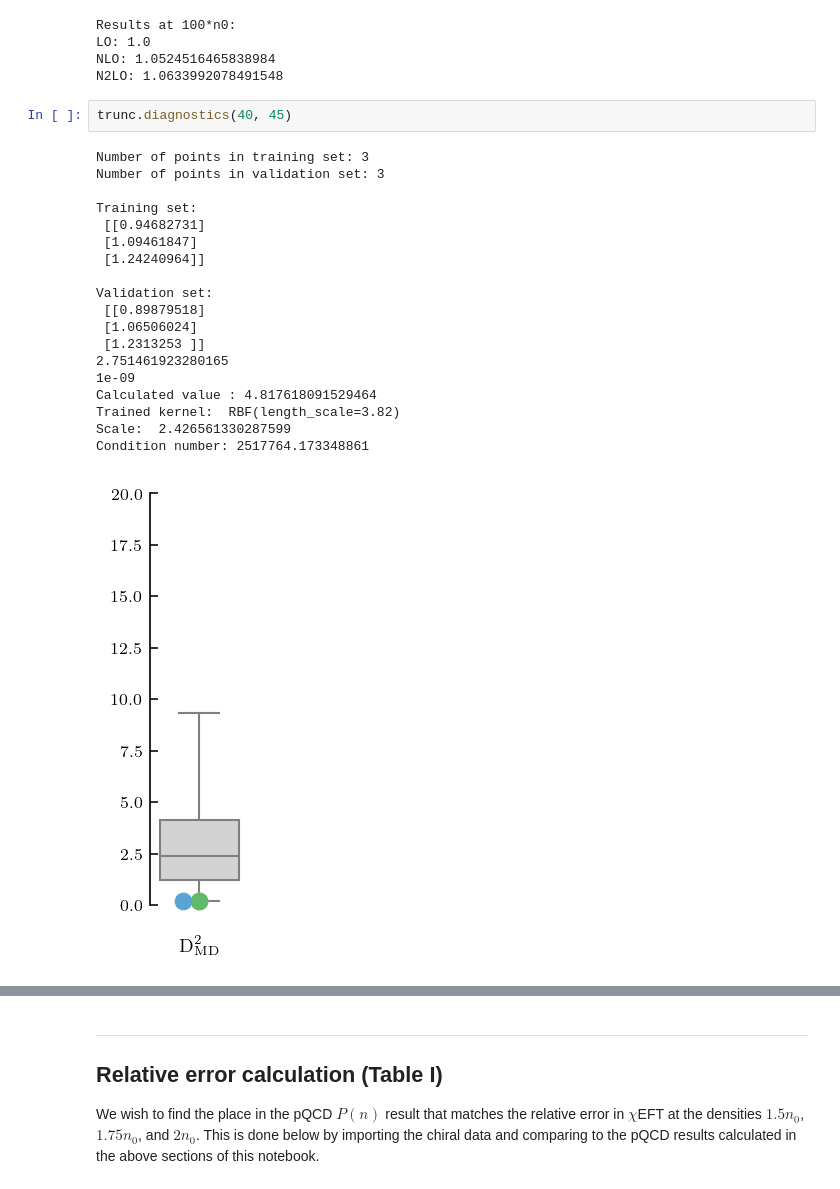
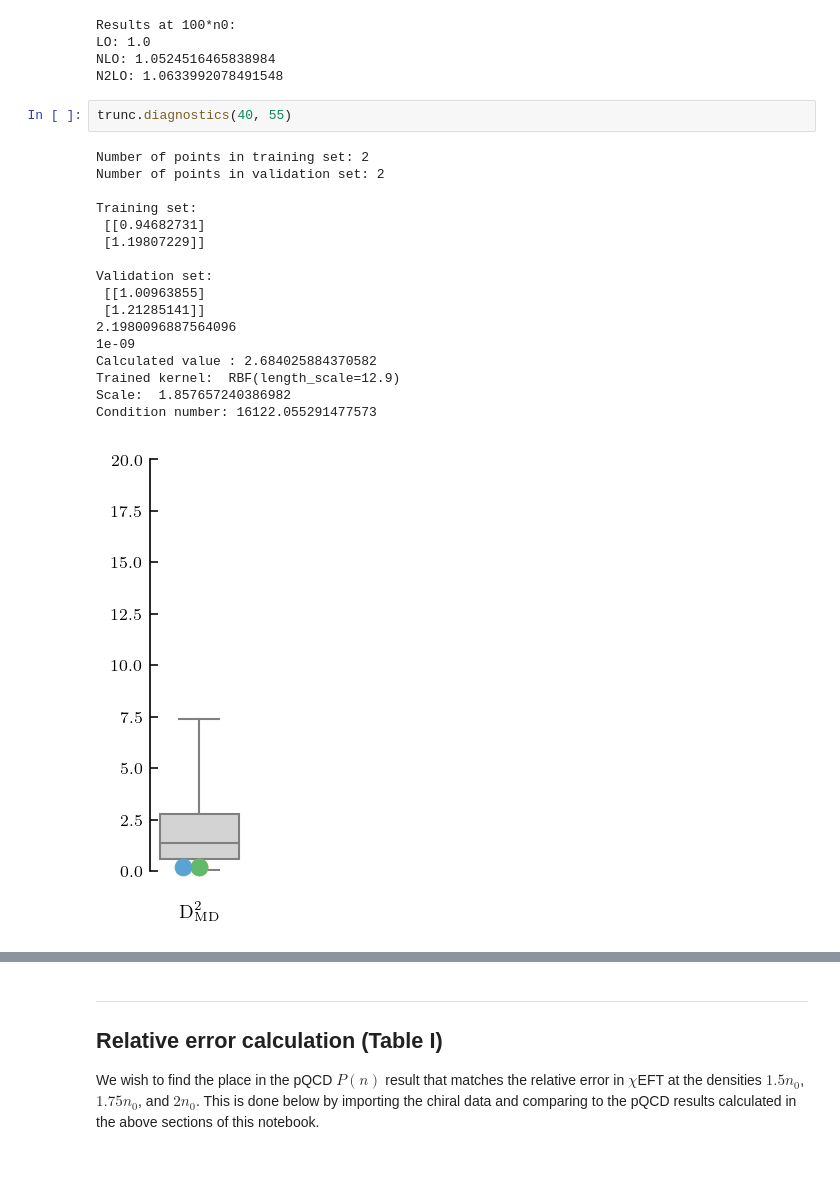
Before and after one commit to asemposki/neutron-rich-bmm, a Jupyter notebook: notebooks/pQCD_EOS.ipynb, the cells around one changed output, grey strips where cells are left out. Saved outputs shown, nothing was run; the diff lists cells and outputs as text.

```diff
--- a/notebooks/pQCD_EOS.ipynb
+++ b/notebooks/pQCD_EOS.ipynb
@@ -497,24 +497,22 @@ LO: 1.0
 NLO: 1.0524516465838984
 N2LO: 1.0633992078491548
 # %%
-trunc.diagnostics(40, 45)
+trunc.diagnostics(40, 55)
 # %% [output]
-Number of points in training set: 3
-Number of points in validation set: 3
+Number of points in training set: 2
+Number of points in validation set: 2
 
 Training set:
  [[0.94682731]
- [1.09461847]
- [1.24240964]]
+ [1.19807229]]
 
 Validation set:
- [[0.89879518]
- [1.06506024]
- [1.2313253 ]]
-2.751461923280165
+ [[1.00963855]
+ [1.21285141]]
+2.1980096887564096
 1e-09
-Calculated value : 4.817618091529464
-Trained kernel:  RBF(length_scale=3.82)
-Scale:  2.426561330287599
-Condition number: 2517764.173348861
+Calculated value : 2.684025884370582
+Trained kernel:  RBF(length_scale=12.9)
+Scale:  1.857657240386982
+Condition number: 16122.055291477573
-[figure, old version]
+[figure, new version]
```
Also changed, not shown: parts of 18 cells of this notebook, 8 other files.
